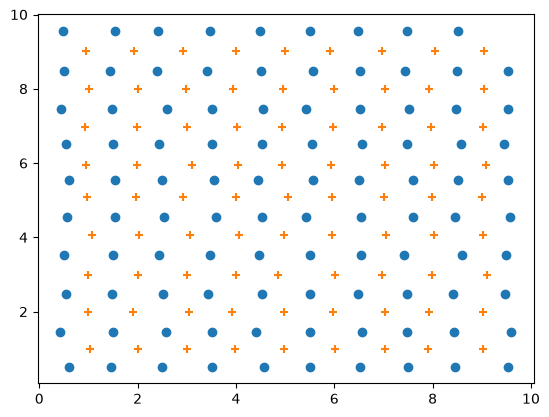
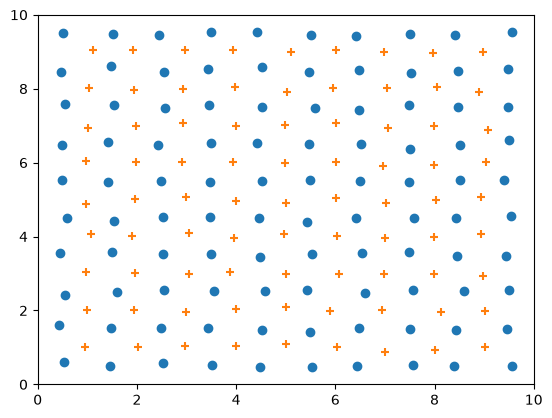
The change to this notebook cell's code, shown as a diff; its figure went from the first image to the second:
--- before
+++ after
@@ -1,3 +1,5 @@
 #plt.scatter(x=vr.vertices[:, 0], y=vr.vertices[:,1])
-plt.scatter(x=coord[:99, 1], y=coord[:99, 2])
+plt.scatter(x=coord[:100, 1], y=coord[:100, 2])
 plt.scatter(x=coord[100:, 1], y=coord[100:, 2], marker="+")
+plt.xlim(0,10)
+plt.ylim(0,10)

Commit: correction to make y noise different for each particle, adn analysis of voronoi vertices coordinates distribution